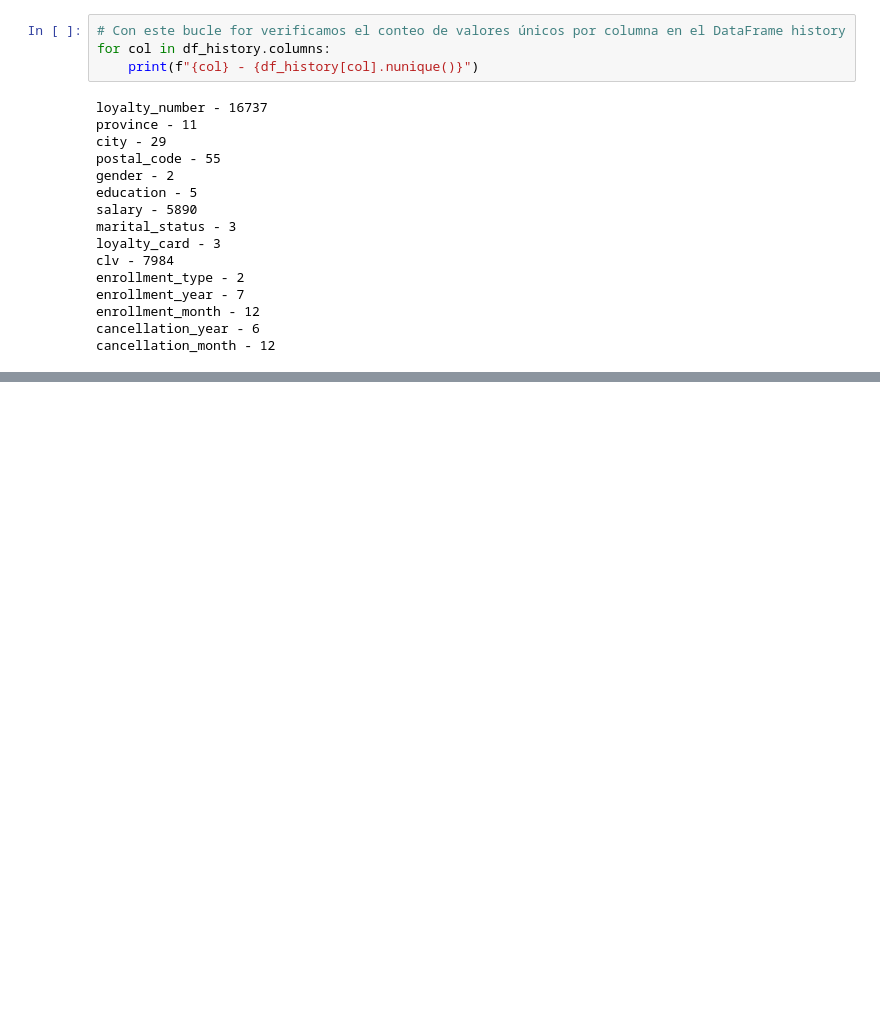
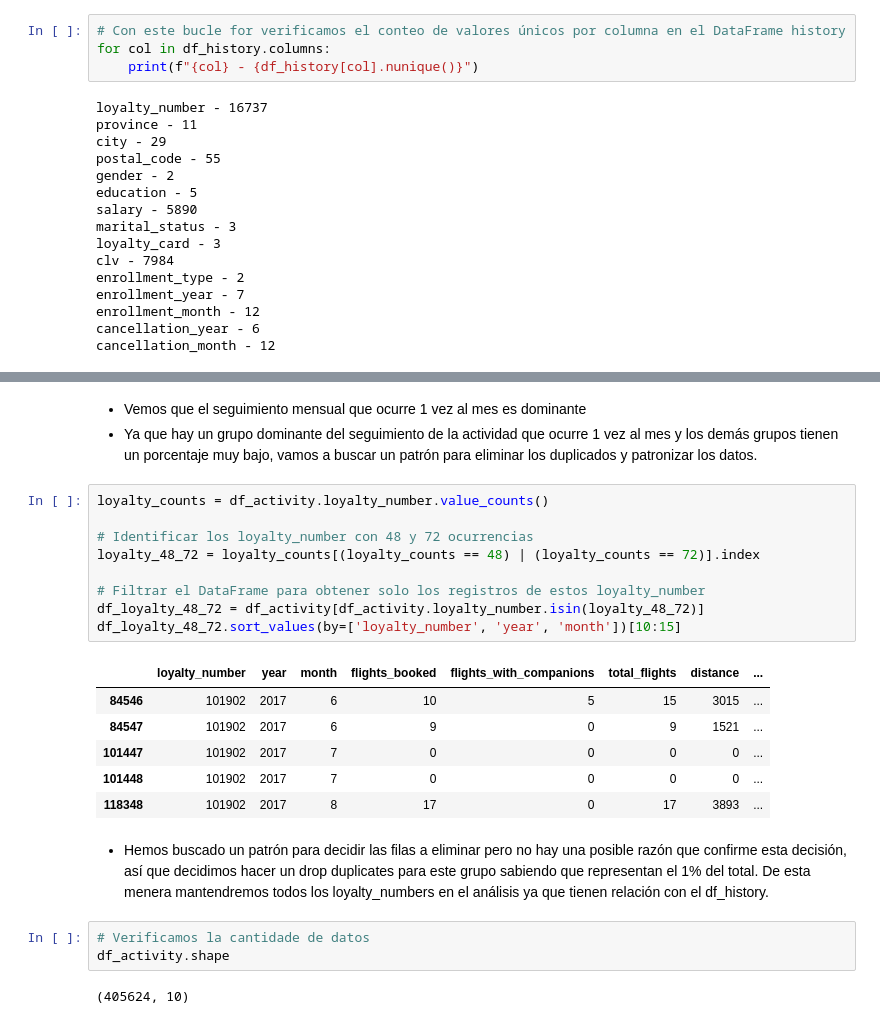
Before and after one commit to Adalab/bda-modulo-3-evaluacion-final-MaPitelli, a Jupyter notebook: jupyters/phase_1.ipynb, the cells around one changed output, grey strips where cells are left out. Saved outputs shown, nothing was run; the diff lists cells and outputs as text; blank space fills up the shorter version.

```diff
--- a/jupyters/phase_1.ipynb
+++ b/jupyters/phase_1.ipynb
@@ -468,0 +581,26 @@ cancellation_month - 12
+# %% [markdown]
+* Vemos que el seguimiento mensual que ocurre 1 vez al mes es dominante
+* Ya que hay un grupo dominante del seguimiento de la actividad que ocurre 1 vez al mes y los demás grupos tienen un porcentaje muy bajo, vamos a buscar un patrón para eliminar los duplicados y patronizar los datos.
+# %%
+loyalty_counts = df_activity.loyalty_number.value_counts()
+
+# Identificar los loyalty_number con 48 y 72 ocurrencias
+loyalty_48_72 = loyalty_counts[(loyalty_counts == 48) | (loyalty_counts == 72)].index
+
+# Filtrar el DataFrame para obtener solo los registros de estos loyalty_number
+df_loyalty_48_72 = df_activity[df_activity.loyalty_number.isin(loyalty_48_72)]
+df_loyalty_48_72.sort_values(by=['loyalty_number', 'year', 'month'])[10:15]
+# %% [output]
+|  | loyalty_number | year | month | flights_booked | flights_with_companions | total_flights | distance | ... |
+| 84546 | 101902 | 2017 | 6 | 10 | 5 | 15 | 3015 | ... |
+| 84547 | 101902 | 2017 | 6 | 9 | 0 | 9 | 1521 | ... |
+| 101447 | 101902 | 2017 | 7 | 0 | 0 | 0 | 0 | ... |
+| 101448 | 101902 | 2017 | 7 | 0 | 0 | 0 | 0 | ... |
+| 118348 | 101902 | 2017 | 8 | 17 | 0 | 17 | 3893 | ... |
+# %% [markdown]
+* Hemos buscado un patrón para decidir las filas a eliminar pero no hay una posible razón que confirme esta decisión, así que decidimos hacer un drop duplicates para este grupo sabiendo que representan el 1% del total. De esta menera mantendremos todos los loyalty_numbers en el análisis ya que tienen relación con el df_history.
+# %%
+# Verificamos la cantidade de datos
+df_activity.shape
+# %% [output]
+(405624, 10)
```
Also changed, not shown: parts of 22 cells of this notebook.
